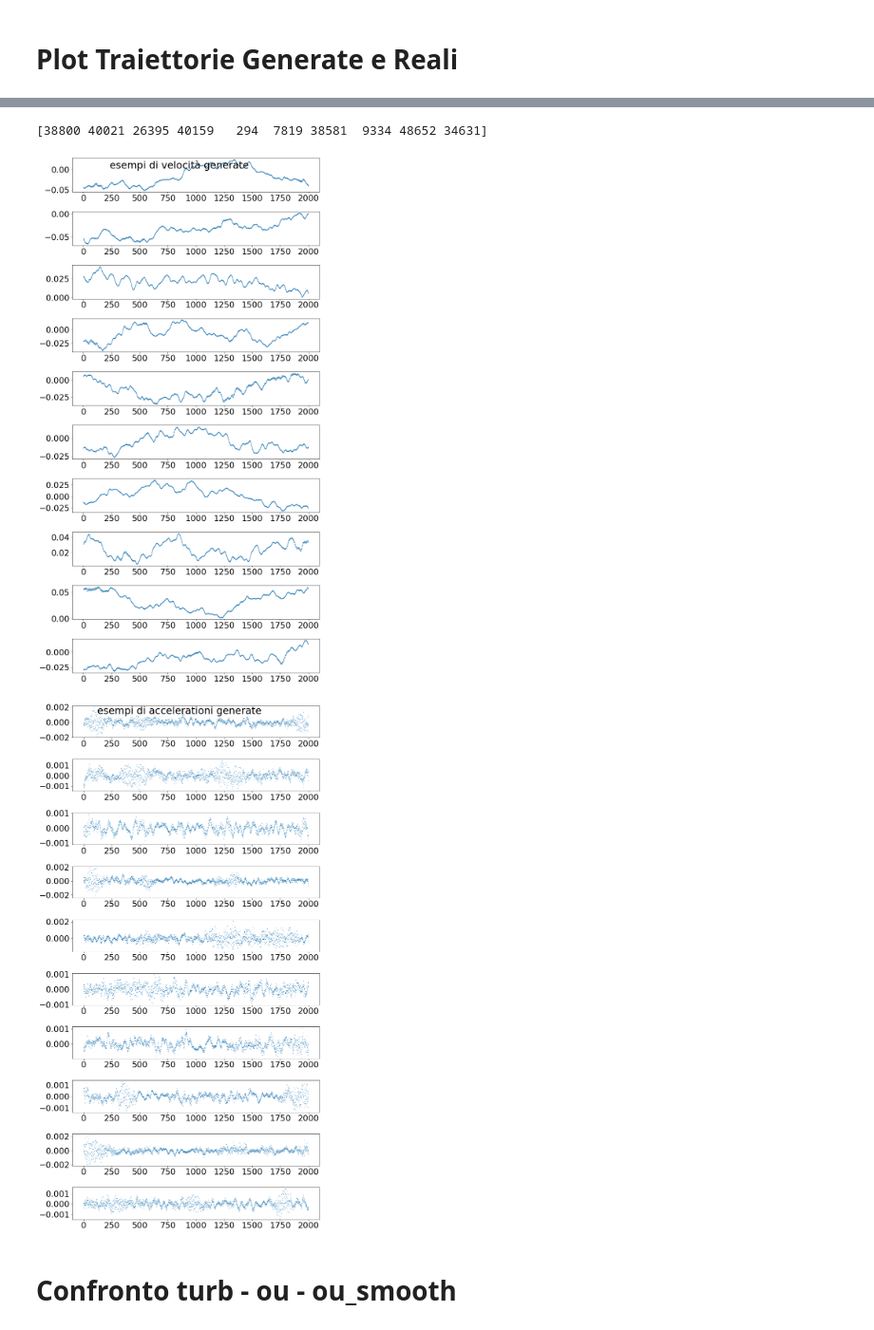
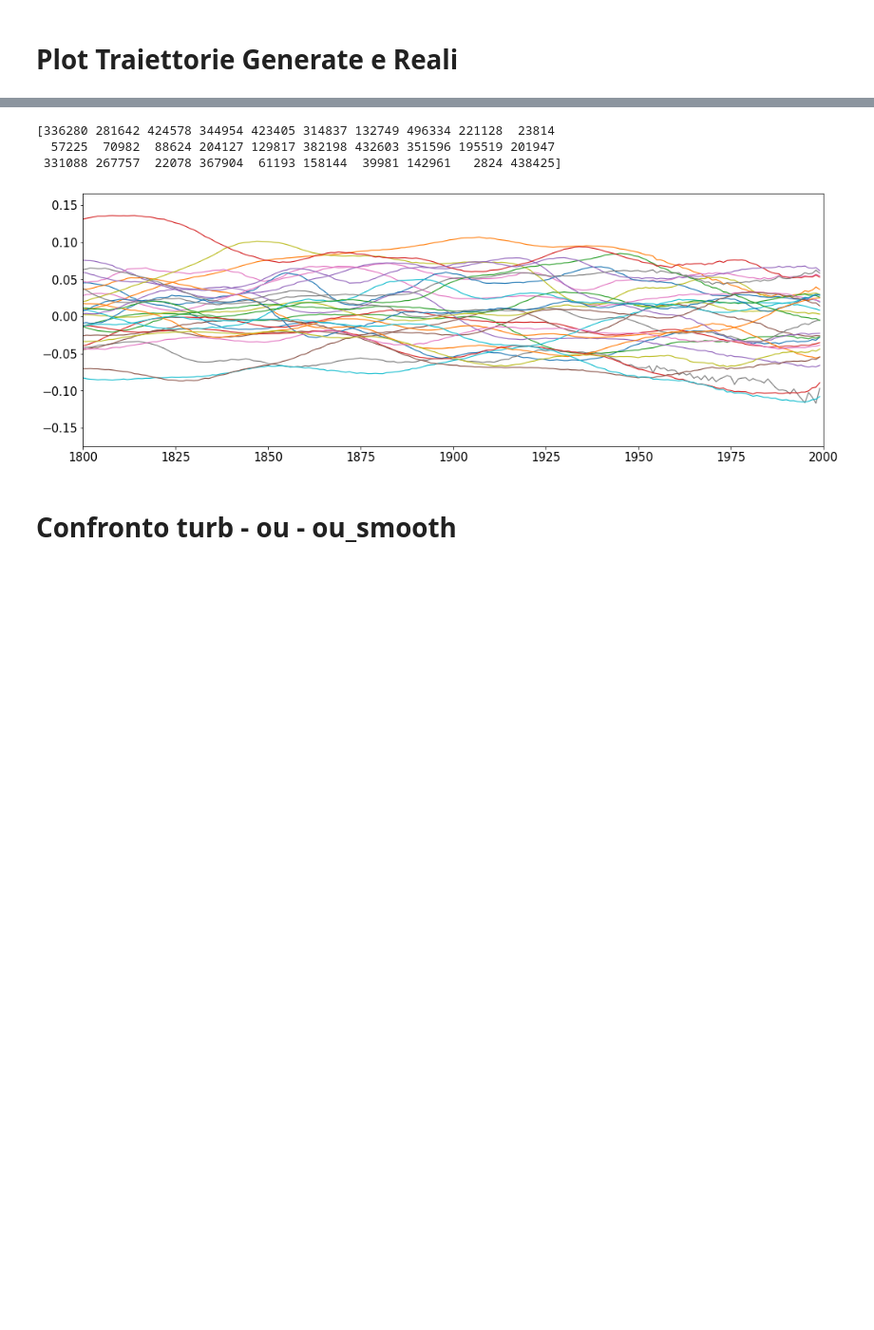
Before and after one commit to scarpma/gaussian, a Jupyter notebook: gan_test_gaussian.ipynb, the cells around one changed output, grey strips where cells are left out. Shown at 95% size. Saved outputs shown, nothing was run; the diff lists cells and outputs as text; code cells hidden in the pictures; blank space fills up the shorter version.

```diff
--- a/gan_test_gaussian.ipynb
+++ b/gan_test_gaussian.ipynb
@@ -565,7 +596,7 @@ plt.savefig(f'plots/wgangp_{run}/gan_test_exit_time_{run}_{number}.png',fmt='png
 # %% [markdown]
 # Plot Traiettorie Generate e Reali
 # %%
-db = np.load('../databases/velocities.npy')[:,:,0]
+db = np.load('../databases/gaussian_process2_smooth.npy')[:,:]
 # %%
 idx1 = np.random.randint(0, db.shape[0], 2)
 idx2 = np.random.randint(0, gen.shape[0], 2)
@@ -592,31 +662,49 @@ plt.show()
+# %%
+plt.rcParams['font.size'] = 26
+#plt.rcParams['axes.labelsize'] = 10
+#plt.rcParams['axes.labelweight'] = 'bold'
+#plt.rcParams['axes.titlesize'] = 13
+plt.rcParams['xtick.labelsize'] = 15
+plt.rcParams['ytick.labelsize'] = 15
+plt.rcParams['legend.fontsize'] = 22
+plt.rcParams['figure.titlesize'] = 22
+#plt.rcParams['image.cmap'] = 'jet'
+#plt.rcParams['image.interpolation'] = 'none'
+plt.rcParams['figure.figsize'] = (20, 8)
+plt.rcParams['lines.linewidth'] = 1.2
+plt.rcParams['lines.markersize'] = 0#1
+plt.rcParams['legend.markerscale'] = 4
+plt.rcParams['lines.marker'] = '.'
 # %%
-idx2 = np.random.randint(0, gen.shape[0],10)
+idx2 = np.random.randint(0, gen.shape[0],30)
 print(idx2)
 gen_trajs = gen[idx2]
-plt.figure(figsize=(11,2*len(gen_trajs)))
-plt.suptitle('esempi di velocità generate')
+plt.figure(figsize=(15,5.6))
+#plt.suptitle('esempi di velocità generate')
 
 for i, traj in enumerate(gen_trajs):
-    plt.subplot(len(gen_trajs), 1, i+1)
-    plt.plot(traj, lw=0, marker='.',ms=1)
+    plt.plot(traj)
+    plt.xlim(1800,2000)
 
 plt.tight_layout()
-plt.savefig(f'plots/wgangp_{run}/gan_test_gen_vel_{run}_{number}.png', fmt='png', dpi=100)
-plt.show()
+#plt.savefig(f'plots/wgangp_{run}/gan_test_gen_vel_{run}_{number}.png', fmt='png', dpi=60)
+#plt.show()
 
-gen_trajs = np.gradient(gen_trajs, axis=1)
-plt.figure(figsize=(11,2*len(gen_trajs)))
-plt.suptitle('esempi di accelerationi generate')
-
-for i, traj in enumerate(gen_trajs):
-    plt.subplot(len(gen_trajs), 1, i+1)
-    plt.plot(traj, lw=0, marker='.',ms=1)
-
-plt.tight_layout()
-plt.savefig(f'plots/wgangp_{run}/gan_test_gen_acc_{run}_{number}.png', fmt='png', dpi=100)
-plt.show()
+#gen_trajs = np.gradient(gen_trajs, axis=1)
+#plt.figure(figsize=(17,5.6*len(gen_trajs)))
+##plt.suptitle('esempi di accelerationi generate')
+#
+#for i, traj in enumerate(gen_trajs):
+#    plt.subplot(len(gen_trajs), 1, i+1)
+#    plt.plot(gen_trajs[i,:])
+#    plt.plot(traj)
+#
+#plt.tight_layout()
+##plt.savefig(f'plots/wgangp_{run}/gan_test_gen_acc_{run}_{number}.png', fmt='png', dpi=60)
+##plt.show()
 # %% [output]
-[38800 40021 26395 40159   294  7819 38581  9334 48652 34631]
+[336280 281642 424578 344954 423405 314837 132749 496334 221128  23814
+  57225  70982  88624 204127 129817 382198 432603 351596 195519 201947
+ 331088 267757  22078 367904  61193 158144  39981 142961   2824 438425]
-[figure, old version]
+[figure, new version]
-[figure, removed]
 # %%
```
Also changed, not shown: parts of 30 cells of this notebook, 22 other files.
